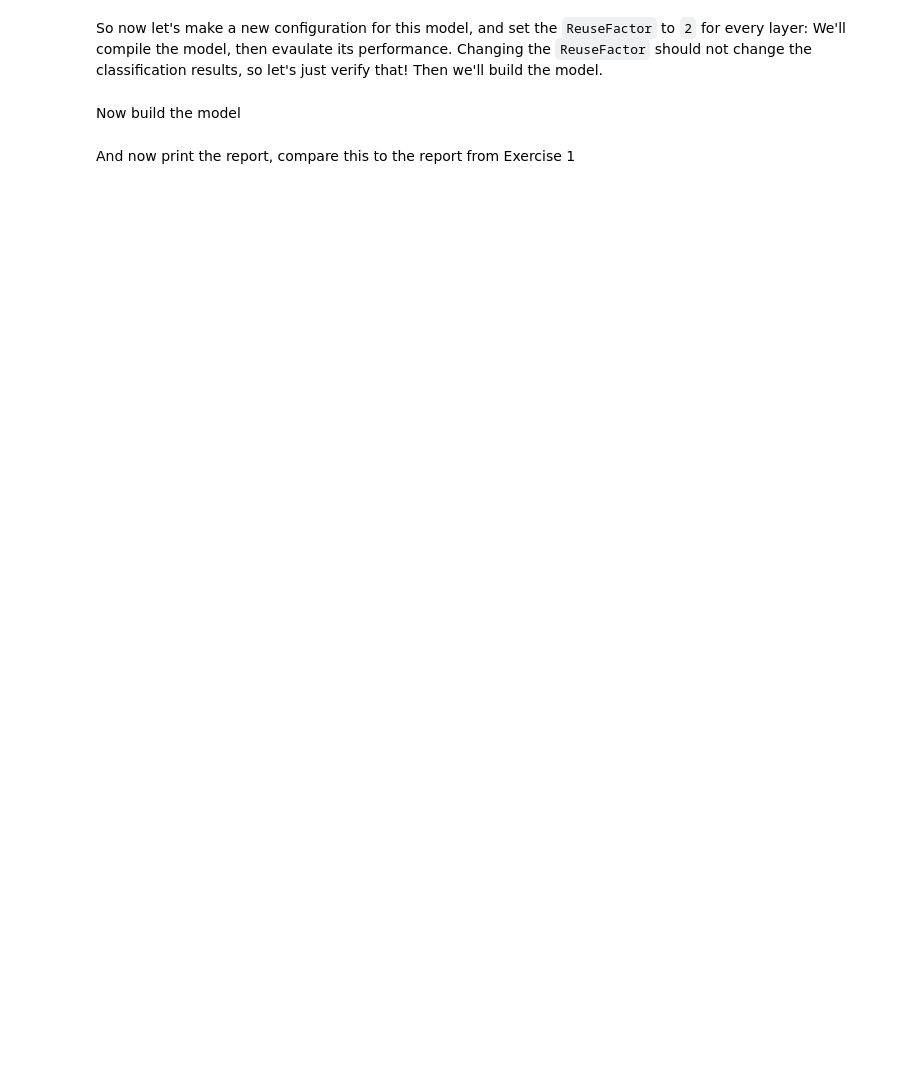
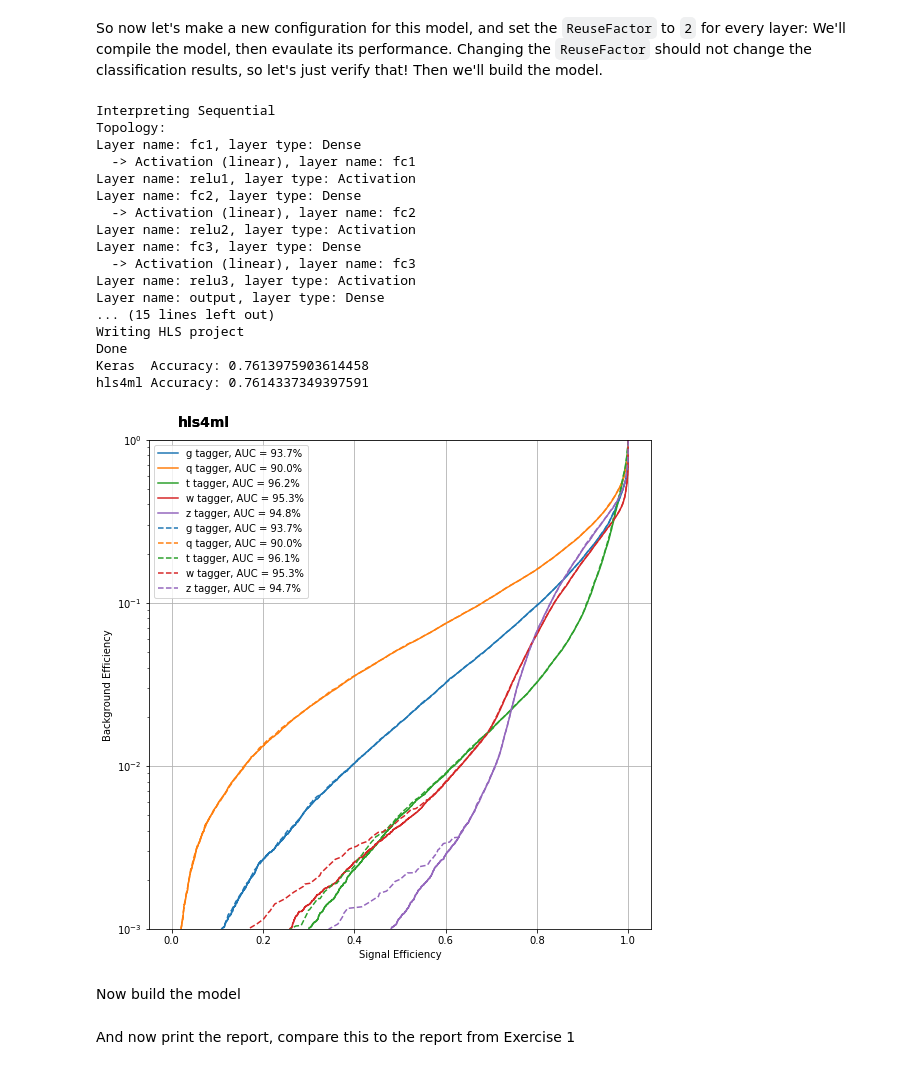
Before and after one commit to fastmachinelearning/hls4ml-tutorial, a Jupyter notebook: part2_advanced_config.ipynb, the cells around one changed output. Drawn from its saved outputs; the diff is of its cells as text; code cells hidden in the pictures; blank space fills up the shorter version.

```diff
--- a/part2_advanced_config.ipynb
+++ b/part2_advanced_config.ipynb
@@ -85,16 +103,35 @@ Then we'll build the model.
 # %%
 config = hls4ml.utils.config_from_keras_model(model, granularity='Model')
 print(config)
 config['Model']['ReuseFactor'] = 2
 hls_model = hls4ml.converters.convert_from_keras_model(model, hls_config=config, output_dir='model_1/hls4ml_prj_3')
 hls_model.compile()
 y_hls = hls_model.predict(X_test)
 print("Keras  Accuracy: {}".format(accuracy_score(np.argmax(y_test, axis=1), np.argmax(model.predict(X_test), axis=1))))
 print("hls4ml Accuracy: {}".format(accuracy_score(np.argmax(y_test, axis=1), np.argmax(y_hls, axis=1))))
-plt.figure()
+plt.figure(figsize=(9, 9))
 _ = plotting.makeRoc(X_test, y_test, le.classes_, model)
 plt.gca().set_prop_cycle(None) # reset the colors
 _ = plotting.makeRoc(X_test, y_test, le.classes_, hls_model, linestyle='--')
+# %% [output]
+Interpreting Sequential
+Topology:
+Layer name: fc1, layer type: Dense
+  -> Activation (linear), layer name: fc1
+Layer name: relu1, layer type: Activation
+Layer name: fc2, layer type: Dense
+  -> Activation (linear), layer name: fc2
+Layer name: relu2, layer type: Activation
+Layer name: fc3, layer type: Dense
+  -> Activation (linear), layer name: fc3
+Layer name: relu3, layer type: Activation
+Layer name: output, layer type: Dense
+... (15 lines left out)
+Writing HLS project
+Done
+Keras  Accuracy: 0.7613975903614458
+hls4ml Accuracy: 0.7614337349397591
+[figure, added]
 # %% [markdown]
 Now build the model
 # %%
```
Also changed, not shown: parts of 8 cells of this notebook, 3 other files.
